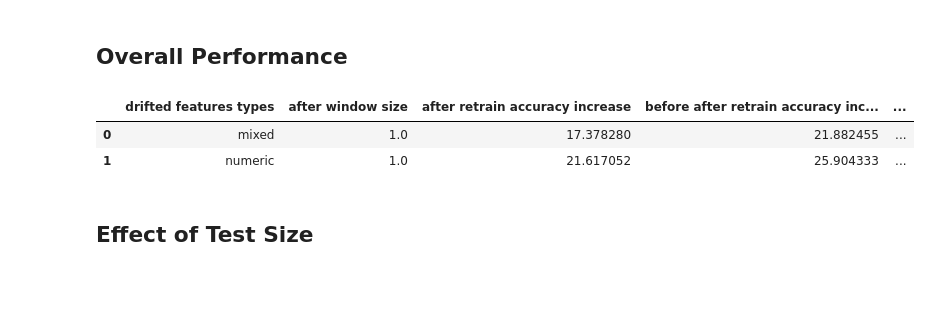
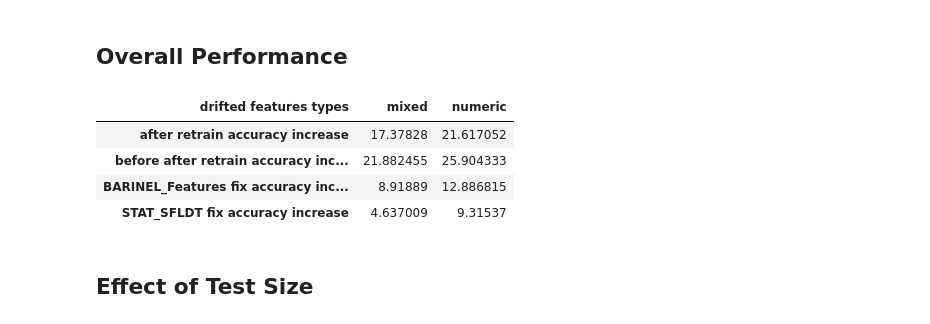
Before and after one commit to yoavzelinger/APPETITE, a Jupyter notebook: results_exploration.ipynb, the cells around one changed output. Saved outputs shown, nothing was run; the diff lists cells and outputs as text; code cells hidden in the pictures; blank space fills up the shorter version.

Commit message:
continue results exploration

```diff
--- a/results_exploration.ipynb
+++ b/results_exploration.ipynb
@@ -25,0 +14,31 @@ results_df.head()
+# %%
+file_name = "results_12-04-2025_08-45-25.csv"
+
+dtypes = {
+    "after window size": "float64",
+    "drift description": "string",
+    "drifted features types": "string",
+    "tree size": "int64",
+    "after accuracy decrease": "float64",
+    "after retrain accuracy": "float64",
+    "after retrain accuracy increase": "float64",
+    "before after retrain accuracy": "float64",
+    "before after retrain accuracy increase": "float64",
+    "BARINEL_Features faulty nodes indicies": "string",
+    "BARINEL_Features faulty features": "string",
+    "BARINEL_Features wasted effort": "float64",
+    "BARINEL_Features fix accuracy": "float64",
+    "BARINEL_Features fix accuracy increase": "float64",
+    "STAT_SFLDT faulty nodes indicies": "string",
+    "STAT_SFLDT faulty features": "string",
+    "STAT_SFLDT wasted effort": "float64",
+    "STAT_SFLDT fix accuracy": "float64",
+    "STAT_SFLDT fix accuracy increase": "float64",
+}
+results_df = read_csv(os_path.join(RESULTS_FULL_PATH, file_name), dtype=dtypes)
+
+accuracy_increase_columns = [column for column in results_df.columns if column.endswith("accuracy increase")]
+
+print(f"Datasets count: {len(results_df['drift description'].apply(lambda x: x.split('__')[0]).unique())}")
+
+results_df.head()
@@ -28,21 +55,27 @@ results_df.head()
 # %%
 # filter results with after window size 1
 relevant_columns = ["drifted features types"] + accuracy_increase_columns
 results_df_after_size_1 = results_df[results_df["after window size"] == 1][relevant_columns]
 
 numeric_results_filter = lambda features_types: all([feature_type == "numeric" for feature_type in features_types.split(", ")])
 categorical_results_filter = lambda features_types: all([feature_type == "binary" for feature_type in features_types.split(", ")])
 
 get_all_features_types = lambda features_types: "numeric" if numeric_results_filter(features_types) else "binary" if categorical_results_filter(features_types) else "mixed"
 
 results_df_after_size_1["drifted features types"] = results_df_after_size_1["drifted features types"].apply(get_all_features_types)
 # group by features types and get the mean of each group
 results_df_after_size_1_grouped = results_df_after_size_1.groupby("drifted features types").mean().reset_index()
+# Transpose the table and make the first row the header
+results_df_after_size_1_grouped = results_df_after_size_1_grouped.T
+results_df_after_size_1_grouped.columns = results_df_after_size_1_grouped.iloc[0]
+results_df_after_size_1_grouped = results_df_after_size_1_grouped[1:]
 results_df_after_size_1_grouped
 # %% [output]
-|  | drifted features types | after window size | after retrain accuracy increase | before after retrain accuracy inc... | ... |
-| 0 | mixed | 1.0 | 17.378280 | 21.882455 | ... |
-| 1 | numeric | 1.0 | 21.617052 | 25.904333 | ... |
+| drifted features types | mixed | numeric |
+| after retrain accuracy increase | 17.37828 | 21.617052 |
+| before after retrain accuracy inc... | 21.882455 | 25.904333 |
+| BARINEL_Features fix accuracy inc... | 8.91889 | 12.886815 |
+| STAT_SFLDT fix accuracy increase | 4.637009 | 9.31537 |
 # %% [markdown]
 ## Effect of Test Size
 # %%
```
Also changed, not shown: parts of 5 cells of this notebook.
